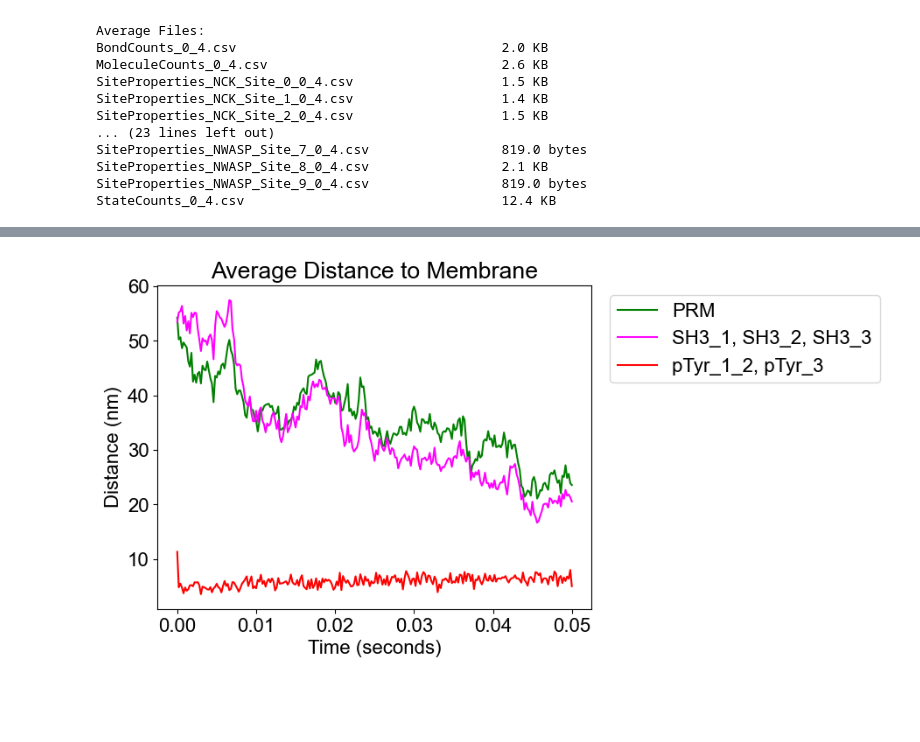
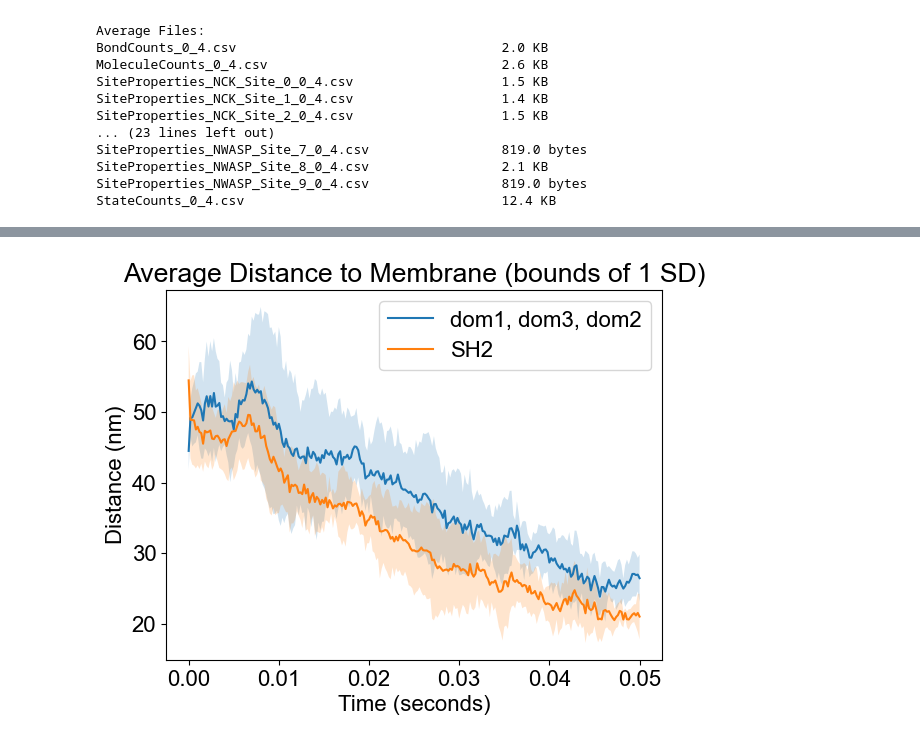
Before and after one commit to MolClustPy/SpringSaLaD-Python-Viz, a Jupyter notebook: demo.ipynb, the cells around one changed output, grey strips where cells are left out. Cells and saved outputs as stored; diff of their text form; code cells hidden in the pictures; blank space fills up the shorter version.

Commit message:
Standard Deviation for Average Z Plots

```diff
--- a/demo.ipynb
+++ b/demo.ipynb
@@ -116,7 +166,7 @@ Average_z_pos.plot(search_directory, indicies=[], run_num=1, verbose=True, legen
 # %%
 #Shorten legend with Verbose=False and set list_sites=False so only the graph is displayed
-Average_z_pos.plot(search_directory, indicies=[2,3,7], run_num=1, verbose=False, legend_right=True, list_sites=False)
+Average_z_pos.plot(search_directory, indicies=[0,4], verbose=False, legend_right=False, list_sites=False)
 # %% [output]
-[figure, old version]
+[figure, new version]
 # %%
 #View cluster size distribution (shows last data point by default)
```
Also changed, not shown: parts of 12 cells of this notebook, 25 other files.
